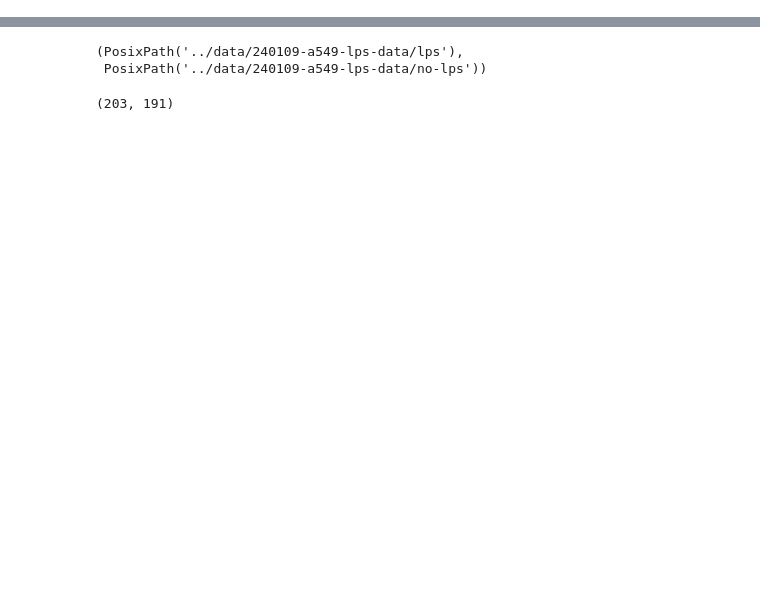
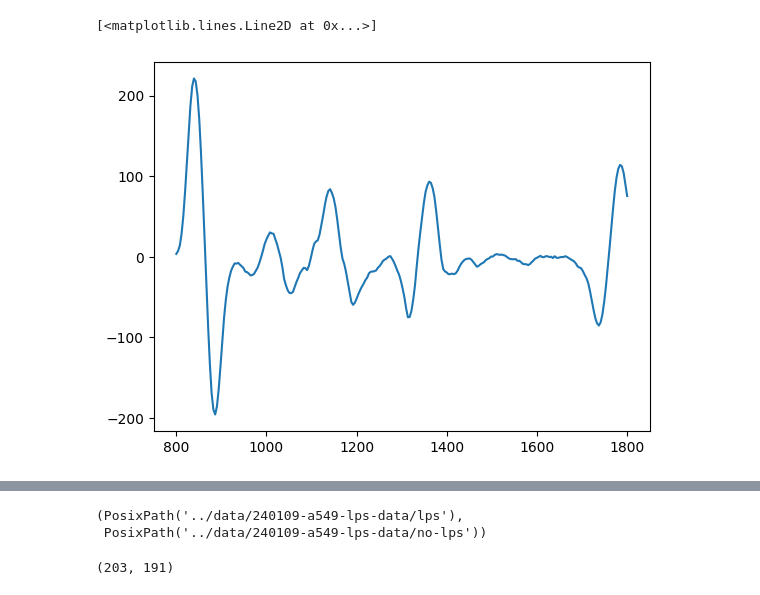
Before and after one commit to bsaintjo/irf-poc, a Jupyter notebook: notebooks/a549.ipynb, the cells around one changed output, grey strips where cells are left out. Saved outputs shown, nothing was run; the diff lists cells and outputs as text; code cells hidden in the pictures; blank space fills up the shorter version.

```diff
--- a/notebooks/a549.ipynb
+++ b/notebooks/a549.ipynb
@@ -9,0 +22,5 @@ from pathlib import Path
+# %%
+plt.plot(np.linspace(800, 1800, 256), prep._savgol_filter_df(empty_cuvette.iloc[:, empty_cuvette.columns == "2000.9"].dropna(), window_length=21, polyorder=3, deriv=2))
+# %% [output]
+[<matplotlib.lines.Line2D at 0x...>]
+[figure, added]
```
Also changed, not shown: parts of 30 cells of this notebook.
